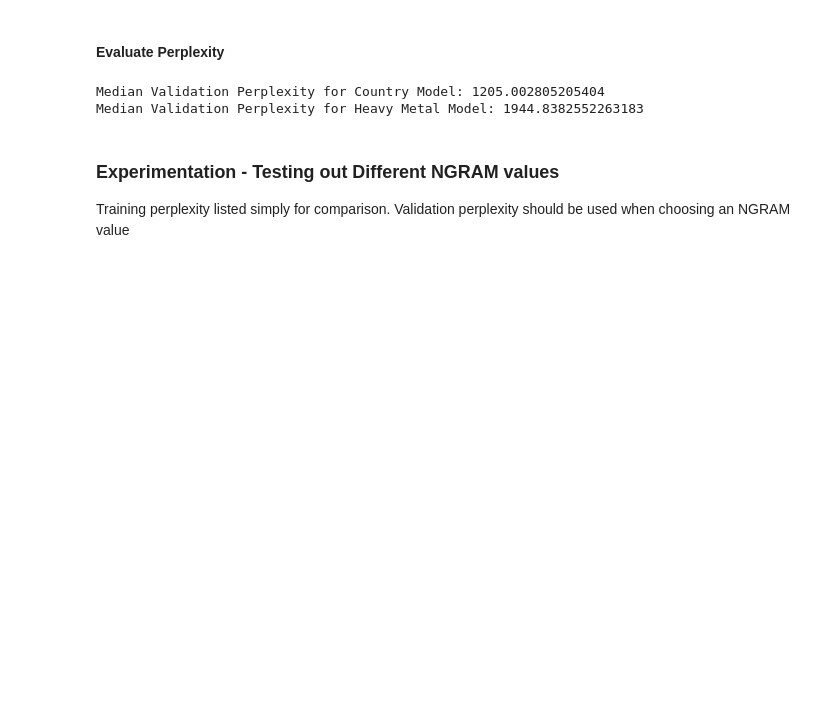
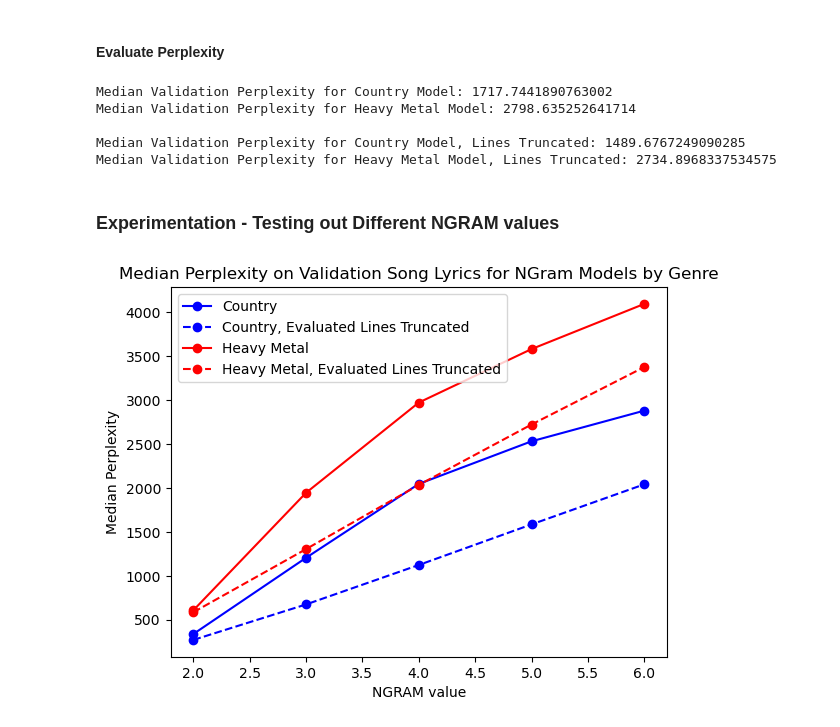
Before and after one commit to gellerjulia/CS4120_Song_Lyric_Generation, a Jupyter notebook: ngram.ipynb, the cells around one changed output. Drawn from its saved outputs; the diff is of its cells as text; code cells hidden in the pictures; blank space fills up the shorter version.

Commit message:
Add Graph of Validation perplexity by NGRAM value

```diff
--- a/ngram.ipynb
+++ b/ngram.ipynb
@@ -132,6 +133,7 @@ mysteries of time
 # %% [markdown]
 #### Evaluate Perplexity
 # %%
+# using validation to be robust against outliers
 def median_perplexity(model, lines: list, ngram: int=NGRAM, should_truncate: bool=False):
     """
     Evaluates the given model by finding the median perplexity of the given test sequences.
@@ -159,13 +161,46 @@ def median_perplexity(model, lines: list, ngram: int=NGRAM, should_truncate: boo
 # perplexity on data that the models have not seen yet
 print("Median Validation Perplexity for Country Model:", median_perplexity(laplace_country_model, country_val_lyrics))
 print("Median Validation Perplexity for Heavy Metal Model:", median_perplexity(laplace_metal_model, metal_val_lyrics))
+
+print()
+
+# perplexity on data that the models have not seen yet - truncated
+print("Median Validation Perplexity for Country Model, Lines Truncated:", median_perplexity(laplace_country_model, country_val_lyrics, should_truncate=True))
+print("Median Validation Perplexity for Heavy Metal Model, Lines Truncated:", median_perplexity(laplace_metal_model, metal_val_lyrics, should_truncate=True))
 # %% [output]
-Median Validation Perplexity for Country Model: 1205.002805205404
-Median Validation Perplexity for Heavy Metal Model: 1944.8382552263183
+Median Validation Perplexity for Country Model: 1717.7441890763002
+Median Validation Perplexity for Heavy Metal Model: 2798.635252641714
+
+Median Validation Perplexity for Country Model, Lines Truncated: 1489.6767249090285
+Median Validation Perplexity for Heavy Metal Model, Lines Truncated: 2734.8968337534575
 # %% [markdown]
 ### Experimentation - Testing out Different NGRAM values
-
-Training perplexity listed simply for comparison. Validation perplexity should be used when choosing an NGRAM value
+# %%
+# visualize how NGRAM value impacts perplexity
+
+# NGRAM value for our x-axis
+ngram_val = [2, 3, 4, 5, 6]
+
+# Median Validation Perplexities for y-axis
+val_perplexities_country = [337, 1205, 2046, 2531, 2880]
+val_perplexities_country_truncated = [270, 674, 1123, 1585, 2041]
+val_perplexities_metal = [607, 1945, 2972, 3581, 4095]
+val_perplexities_metal_truncated = [585, 1304, 2034, 2722, 3376]
+
+
+plt.plot(ngram_val, val_perplexities_country, marker='o', linestyle='-', color='blue', label='Country')
+plt.plot(ngram_val, val_perplexities_country_truncated, marker='o', linestyle='--', color='blue', label='Country, Evaluated Lines Truncated')
+plt.plot(ngram_val, val_perplexities_metal, marker='o', linestyle='-', color='red', label='Heavy Metal')
+plt.plot(ngram_val, val_perplexities_metal_truncated, marker='o', linestyle='--', color='red', label='Heavy Metal, Evaluated Lines Truncated')
+
+
+plt.xlabel('NGRAM value')
+plt.ylabel('Median Perplexity')
+plt.title('Median Perplexity on Validation Song Lyrics for NGram Models by Genre')
+plt.legend()
+plt.show()
+# %% [output]
+[figure, added]
 # %% [markdown]
 ##### Country Model
 
```
Also changed, not shown: parts of 8 cells of this notebook, 2 other files.
